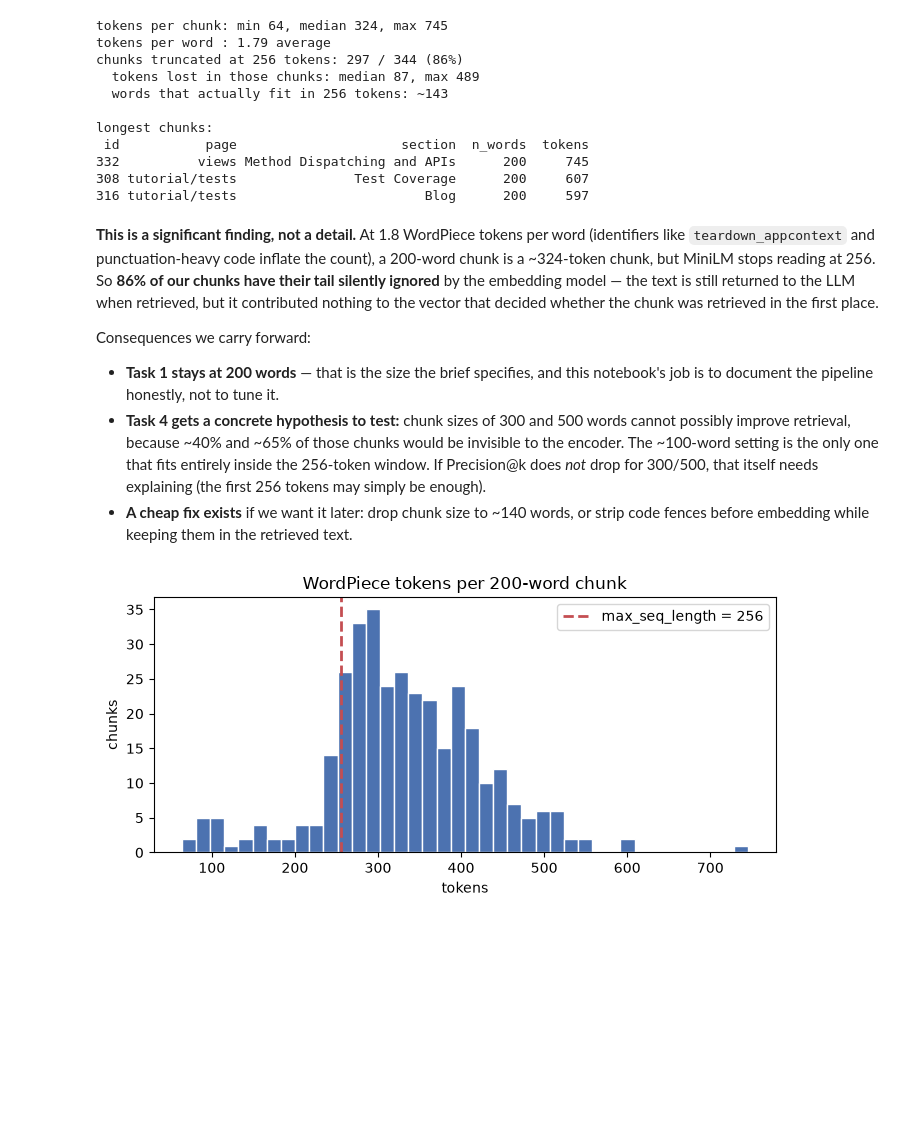
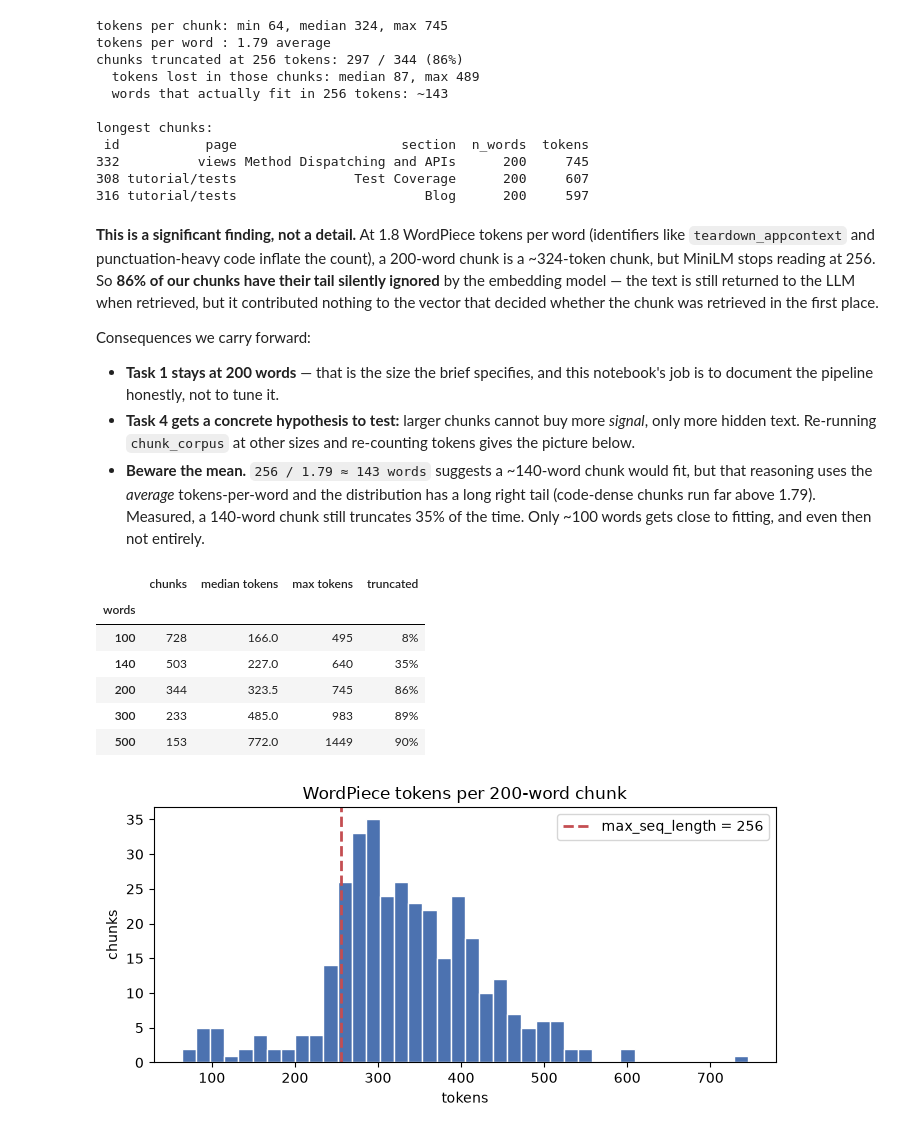
Before and after one commit to ShardunyaMamidi/rag-under-hood, a Jupyter notebook: notebooks/chunking_embeddings.ipynb, the cells around one changed output. Cells and saved outputs as stored; diff of their text form; code cells hidden in the pictures; blank space fills up the shorter version.

```diff
--- a/notebooks/chunking_embeddings.ipynb
+++ b/notebooks/chunking_embeddings.ipynb
@@ -443,13 +316,10 @@ START of chunk 1: you can't do that you're out of luck. If however your applicat
 # %% [markdown]
 ### Chunk the whole corpus
 # %%
+from raghood.chunk import chunk_corpus
+
 SIZE, OVERLAP = 200, 20
-
-chunks = []
-for m in out_manifest:
-    text = (ROOT / m["path"]).read_text(encoding="utf-8")
-    for k, c in enumerate(chunk_page(text, SIZE, OVERLAP)):
-        chunks.append({"id": len(chunks), "page": m["page"], "url": m["url"], "chunk_no": k, **c})
+chunks = chunk_corpus(out_manifest, ROOT, size=SIZE, overlap=OVERLAP)
 
 cdf = pd.DataFrame(chunks)
 print(f"{len(cdf)} chunks from {cdf.page.nunique()} pages")
@@ -586,0 +438,10 @@ SentenceTransformer(
+# %%
+import numpy as np
+import torch
+
+from raghood.embed import MODEL_NAME, embed_chunks, load_model, token_stats
+
+model = load_model()          # ~90 MB, downloaded once into ~/.cache/huggingface
+print(f"{MODEL_NAME} on {model.device}")
+print(f"({torch.cuda.get_device_name(0)})" if model.device.type == "cuda" else "(no GPU)")
+print(model)
@@ -670,12 +540,29 @@ Consequences we carry forward:
 
 - **Task 1 stays at 200 words** — that is the size the brief specifies, and this notebook's job is to
   document the pipeline honestly, not to tune it.
-- **Task 4 gets a concrete hypothesis to test:** chunk sizes of 300 and 500 words cannot possibly improve
-  retrieval, because ~40% and ~65% of those chunks would be invisible to the encoder. The ~100-word setting
-  is the only one that fits entirely inside the 256-token window. If Precision@k does *not* drop for
-  300/500, that itself needs explaining (the first 256 tokens may simply be enough).
-- **A cheap fix exists** if we want it later: drop chunk size to ~140 words, or strip code fences before
-  embedding while keeping them in the retrieved text.
+- **Task 4 gets a concrete hypothesis to test:** larger chunks cannot buy more *signal*, only more hidden
+  text. Re-running `chunk_corpus` at other sizes and re-counting tokens gives the picture below.
+- **Beware the mean.** `256 / 1.79 ≈ 143 words` suggests a ~140-word chunk would fit, but that reasoning
+  uses the *average* tokens-per-word and the distribution has a long right tail (code-dense chunks run far
+  above 1.79). Measured, a 140-word chunk still truncates 35% of the time. Only ~100 words gets close to
+  fitting, and even then not entirely.
+# %%
+# how much of each chunk the encoder can actually see, by chunk size
+rows = []
+for size in (100, 140, 200, 300, 500):
+    cs = chunk_corpus(out_manifest, ROOT, size=size, overlap=OVERLAP)
+    st = token_stats([c["text"] for c in cs], model)
+    rows.append({"words": size, "chunks": len(cs), "median tokens": st["median"],
+                 "max tokens": st["max"], "truncated": f"{st['frac_truncated']:.0%}"})
+pd.DataFrame(rows).set_index("words")
+# %% [output]
+|  | chunks | median tokens | max tokens | truncated |
+| words |  |  |  |  |
+| 100 | 728 | 166.0 | 495 | 8% |
+| 140 | 503 | 227.0 | 640 | 35% |
+| 200 | 344 | 323.5 | 745 | 86% |
+| 300 | 233 | 485.0 | 983 | 89% |
+| 500 | 153 | 772.0 | 1449 | 90% |
 # %%
 fig, ax = plt.subplots(figsize=(7, 3.5))
 ax.hist(tok_lens, bins=40, color="#4C72B0", edgecolor="white")
```
Also changed, not shown: parts of 14 cells of this notebook, 5 other files.
